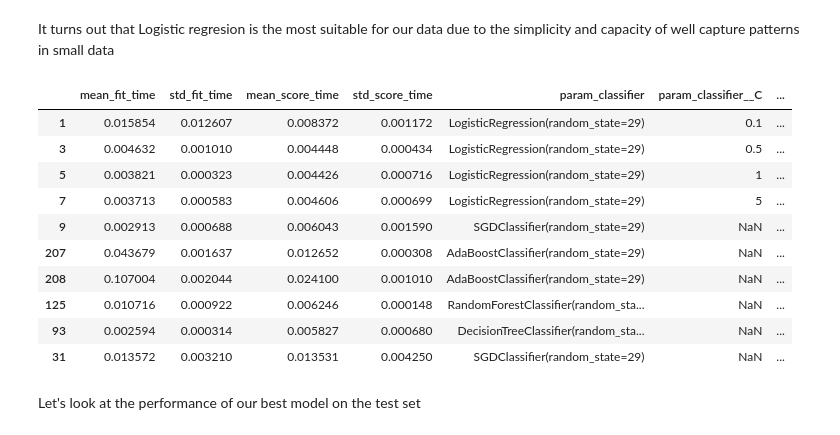
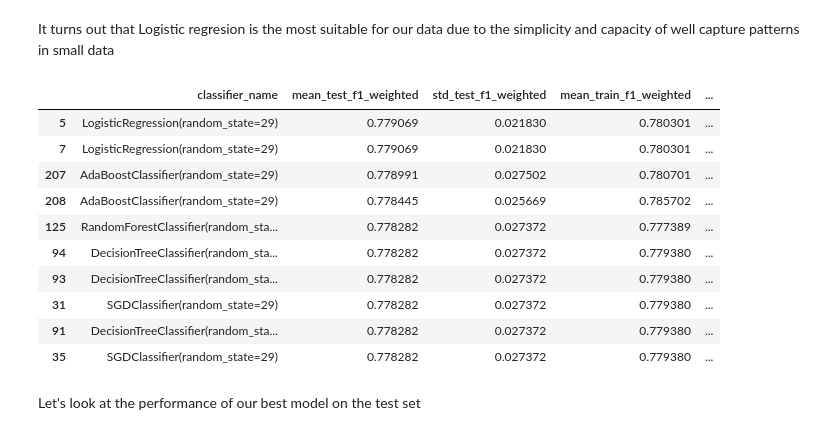
Before and after one commit to dhuydo/LoanPrediction, a Jupyter notebook: notebooks/model.ipynb, the cells around one changed output. Saved outputs shown, nothing was run; the diff lists cells and outputs as text; code cells hidden in the pictures.

```diff
--- a/notebooks/model.ipynb
+++ b/notebooks/model.ipynb
@@ -277,19 +277,19 @@ It turns out that Logistic regresion is the most suitable for our data due to th
 # %%
 best_grid_results = pd.DataFrame(best_grid.cv_results_).drop('params', axis=1)
 best_grid_results['classifier_name'] = best_grid_results['param_classifier'].astype(str).str.replace(r"\(.*\)", "")
-best_grid_results.sort_values('rank_test_f1_weighted')[:10]
+best_grid_results[['classifier_name', 'mean_test_f1_weighted', 'std_test_f1_weighted', 'mean_train_f1_weighted', 'std_train_f1_weighted','rank_test_f1_weighted', 'mean_test_auc', 'std_test_auc', 'mean_train_auc', 'std_train_auc']].sort_values('rank_test_f1_weighted')[:10]
 # %% [output]
-|  | mean_fit_time | std_fit_time | mean_score_time | std_score_time | param_classifier | param_classifier__C | ... |
-| 1 | 0.015854 | 0.012607 | 0.008372 | 0.001172 | LogisticRegression(random_state=29) | 0.1 | ... |
-| 3 | 0.004632 | 0.001010 | 0.004448 | 0.000434 | LogisticRegression(random_state=29) | 0.5 | ... |
-| 5 | 0.003821 | 0.000323 | 0.004426 | 0.000716 | LogisticRegression(random_state=29) | 1 | ... |
-| 7 | 0.003713 | 0.000583 | 0.004606 | 0.000699 | LogisticRegression(random_state=29) | 5 | ... |
-| 9 | 0.002913 | 0.000688 | 0.006043 | 0.001590 | SGDClassifier(random_state=29) | NaN | ... |
-| 207 | 0.043679 | 0.001637 | 0.012652 | 0.000308 | AdaBoostClassifier(random_state=29) | NaN | ... |
-| 208 | 0.107004 | 0.002044 | 0.024100 | 0.001010 | AdaBoostClassifier(random_state=29) | NaN | ... |
-| 125 | 0.010716 | 0.000922 | 0.006246 | 0.000148 | RandomForestClassifier(random_sta... | NaN | ... |
-| 93 | 0.002594 | 0.000314 | 0.005827 | 0.000680 | DecisionTreeClassifier(random_sta... | NaN | ... |
-| 31 | 0.013572 | 0.003210 | 0.013531 | 0.004250 | SGDClassifier(random_state=29) | NaN | ... |
+|  | classifier_name | mean_test_f1_weighted | std_test_f1_weighted | mean_train_f1_weighted | ... |
+| 5 | LogisticRegression(random_state=29) | 0.779069 | 0.021830 | 0.780301 | ... |
+| 7 | LogisticRegression(random_state=29) | 0.779069 | 0.021830 | 0.780301 | ... |
+| 207 | AdaBoostClassifier(random_state=29) | 0.778991 | 0.027502 | 0.780701 | ... |
+| 208 | AdaBoostClassifier(random_state=29) | 0.778445 | 0.025669 | 0.785702 | ... |
+| 125 | RandomForestClassifier(random_sta... | 0.778282 | 0.027372 | 0.777389 | ... |
+| 94 | DecisionTreeClassifier(random_sta... | 0.778282 | 0.027372 | 0.779380 | ... |
+| 93 | DecisionTreeClassifier(random_sta... | 0.778282 | 0.027372 | 0.779380 | ... |
+| 31 | SGDClassifier(random_state=29) | 0.778282 | 0.027372 | 0.779380 | ... |
+| 91 | DecisionTreeClassifier(random_sta... | 0.778282 | 0.027372 | 0.779380 | ... |
+| 35 | SGDClassifier(random_state=29) | 0.778282 | 0.027372 | 0.779380 | ... |
 # %% [markdown]
 Let's look at the performance of our best model on the test set
 # %%
```
Also changed, not shown: 1 other file.
